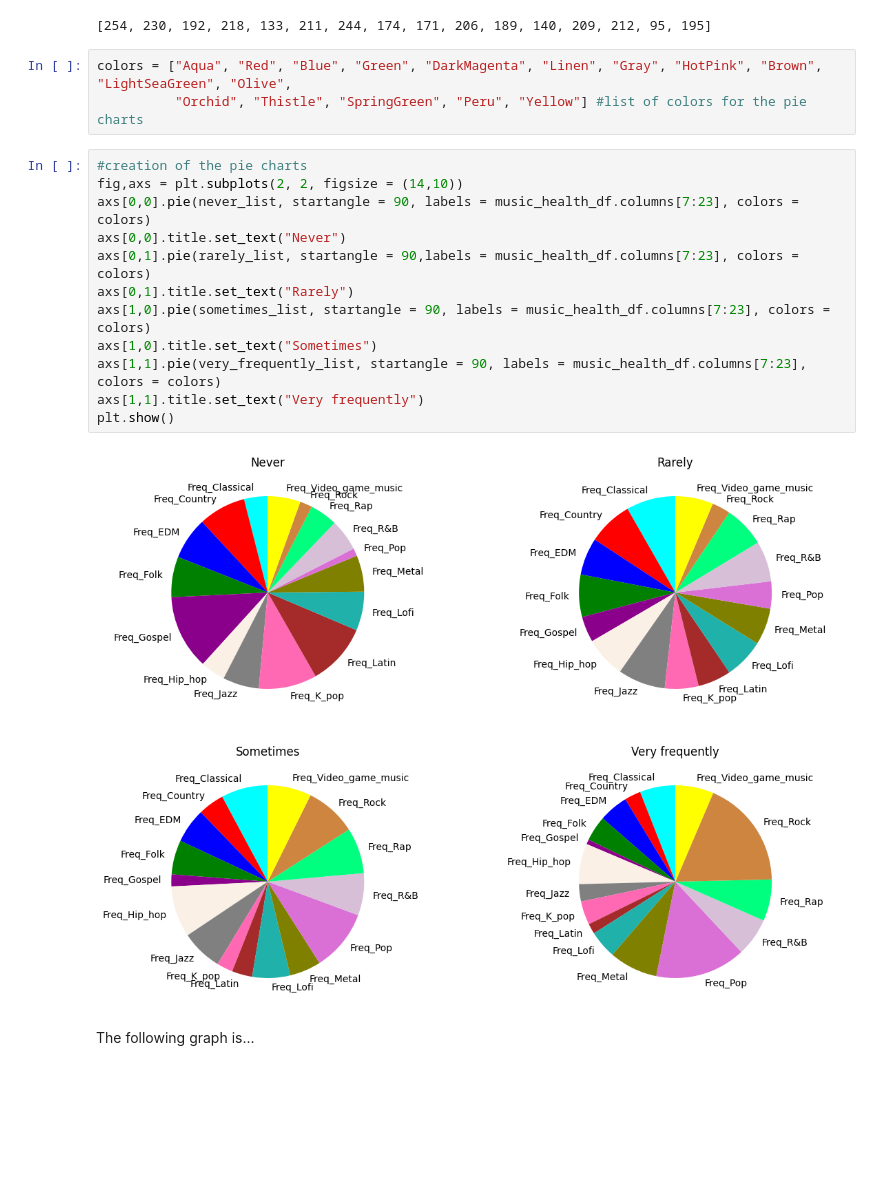
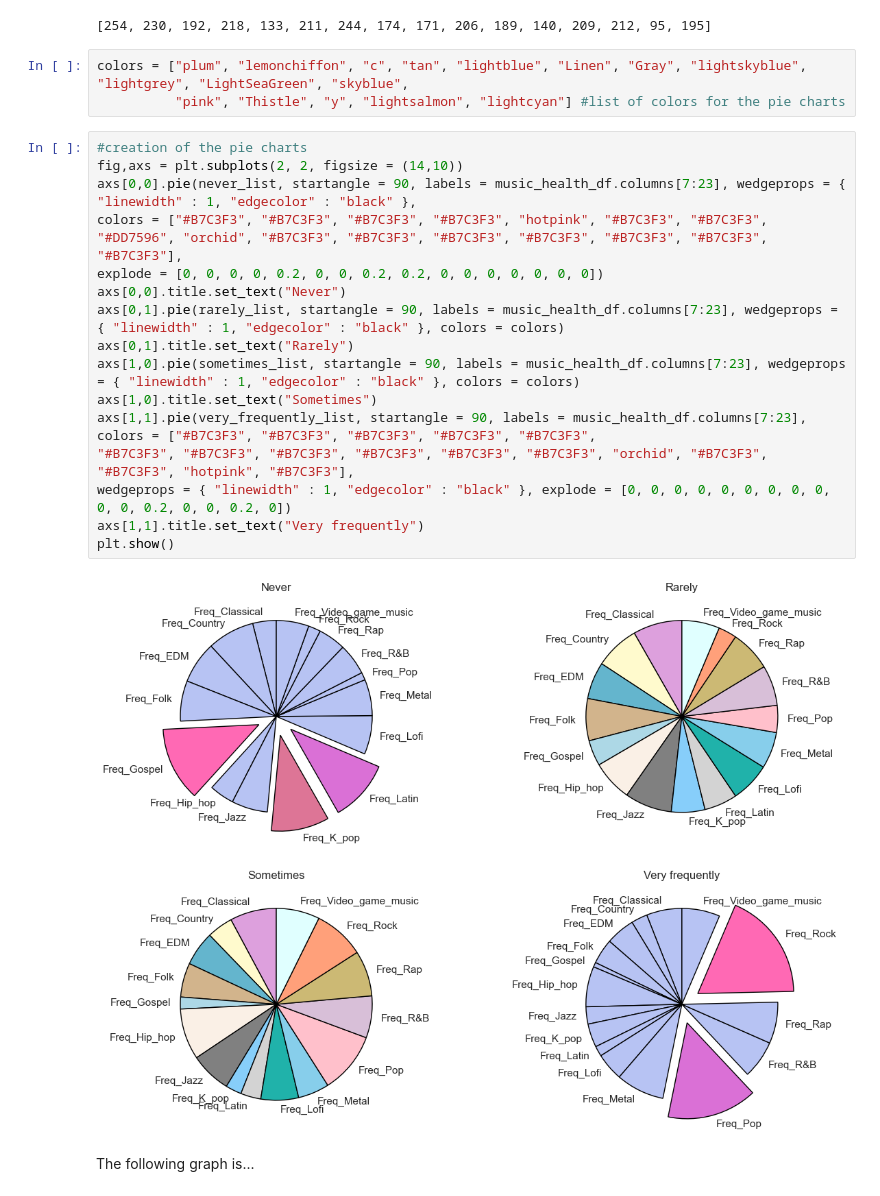
Before and after one commit to alessiasanfelici/Programming-2022-2023, a Jupyter notebook: Project_Programming (1).ipynb, the cells around one changed output. Drawn from its saved outputs; the diff is of its cells as text; blank space fills up the shorter version.

Commit message:
Start groupby and its graph

```diff
--- a/Project_Programming (1).ipynb
+++ b/Project_Programming (1).ipynb
@@ -306,22 +306,26 @@ rarely_list
 # %% [output]
 [254, 230, 192, 218, 133, 211, 244, 174, 171, 206, 189, 140, 209, 212, 95, 195]
 # %%
-colors = ["Aqua", "Red", "Blue", "Green", "DarkMagenta", "Linen", "Gray", "HotPink", "Brown", "LightSeaGreen", "Olive",
-          "Orchid", "Thistle", "SpringGreen", "Peru", "Yellow"] #list of colors for the pie charts
+colors = ["plum", "lemonchiffon", "c", "tan", "lightblue", "Linen", "Gray", "lightskyblue", "lightgrey", "LightSeaGreen", "skyblue",
+          "pink", "Thistle", "y", "lightsalmon", "lightcyan"] #list of colors for the pie charts
 # %%
 #creation of the pie charts
 fig,axs = plt.subplots(2, 2, figsize = (14,10))
-axs[0,0].pie(never_list, startangle = 90, labels = music_health_df.columns[7:23], colors = colors)
+axs[0,0].pie(never_list, startangle = 90, labels = music_health_df.columns[7:23], wedgeprops = { "linewidth" : 1, "edgecolor" : "black" },
+colors = ["#B7C3F3", "#B7C3F3", "#B7C3F3", "#B7C3F3", "hotpink", "#B7C3F3", "#B7C3F3", "#DD7596", "orchid", "#B7C3F3", "#B7C3F3", "#B7C3F3", "#B7C3F3", "#B7C3F3", "#B7C3F3", "#B7C3F3"],
+explode = [0, 0, 0, 0, 0.2, 0, 0, 0.2, 0.2, 0, 0, 0, 0, 0, 0, 0])
 axs[0,0].title.set_text("Never")
-axs[0,1].pie(rarely_list, startangle = 90,labels = music_health_df.columns[7:23], colors = colors)
+axs[0,1].pie(rarely_list, startangle = 90, labels = music_health_df.columns[7:23], wedgeprops = { "linewidth" : 1, "edgecolor" : "black" }, colors = colors)
 axs[0,1].title.set_text("Rarely")
-axs[1,0].pie(sometimes_list, startangle = 90, labels = music_health_df.columns[7:23], colors = colors)
+axs[1,0].pie(sometimes_list, startangle = 90, labels = music_health_df.columns[7:23], wedgeprops = { "linewidth" : 1, "edgecolor" : "black" }, colors = colors)
 axs[1,0].title.set_text("Sometimes")
-axs[1,1].pie(very_frequently_list, startangle = 90, labels = music_health_df.columns[7:23], colors = colors)
+axs[1,1].pie(very_frequently_list, startangle = 90, labels = music_health_df.columns[7:23], colors = ["#B7C3F3", "#B7C3F3", "#B7C3F3", "#B7C3F3", "#B7C3F3",
+"#B7C3F3", "#B7C3F3", "#B7C3F3", "#B7C3F3", "#B7C3F3", "#B7C3F3", "orchid", "#B7C3F3", "#B7C3F3", "hotpink", "#B7C3F3"],
+wedgeprops = { "linewidth" : 1, "edgecolor" : "black" }, explode = [0, 0, 0, 0, 0, 0, 0, 0, 0, 0, 0, 0.2, 0, 0, 0.2, 0])
 axs[1,1].title.set_text("Very frequently")
 plt.show()
 # %% [output]
-[figure, old version]
+[figure, new version]
 # %% [markdown]
 The following graph is...
 # %%
```
Also changed, not shown: parts of 12 cells of this notebook, 1 other file.
